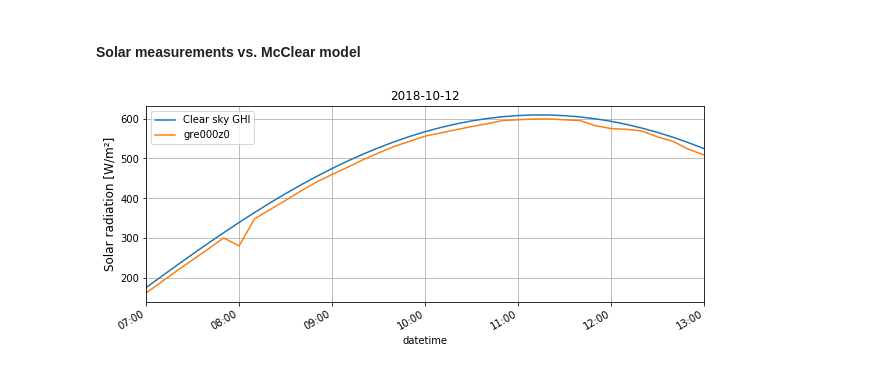
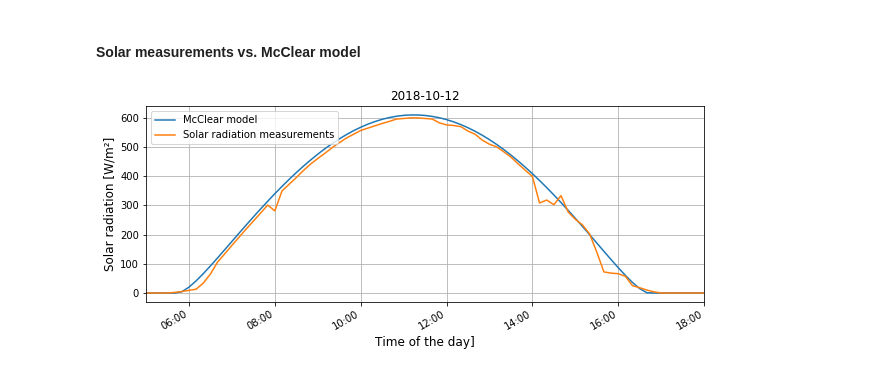
Before and after one commit to ahorv/python_scripts, a Jupyter notebook: irradiance/clear_sky.ipynb, the cells around one changed output. Saved outputs shown, nothing was run; the diff lists cells and outputs as text; code cells hidden in the pictures.

```diff
--- a/irradiance/clear_sky.ipynb
+++ b/irradiance/clear_sky.ipynb
@@ -16,9 +16,9 @@ from load_data_from_csv import *
 # %% [markdown]
 #### Import  Data
 # %%
-day = '2018-10-12'   # select day of observation (camera 2, sw-vers. 3)
-s_time = ' 09:00:00' # beginning of observation
-e_time = ' 15:00:00' # end of observation
+day = '2018-10-12'   # select day of observation ('2018-10-12' : camera 2, sw-vers. 3)
+s_time = ' 07:00:00' # beginning of observation
+e_time = ' 20:00:00' # end of observation
 start = day + s_time
 end   = day + e_time
 # %% [markdown]
@@ -58,16 +62,20 @@ Name: Clear sky GHI, dtype: float64
 #### Solar measurements vs. McClear model
 # %%
 fig = plt.figure(1, figsize=(10,4))
-mc_rad.plot()
-lu_rad.plot()
+mc_rad.plot(label='McClear model')
+lu_rad.plot(label='Solar radiation measurements')
+
 #mc_rad.plot(dateaxis, mc_rad, 'm', label='McClear model')
 #lu_rad.plot(dateaxis, lu_rad, 'r', label='Solar radiation measurements')
+plt.xlabel('Time of the day]', fontsize=12)
 plt.ylabel('Solar radiation [W/m²]', fontsize=12)
 plt.legend(loc='upper left')
 plt.grid(b=None, which='major', axis='both')
 plt.title(day)
 fig.autofmt_xdate()
 formatter = DateFormatter('%H:%M')
 plt.gcf().axes[0].xaxis.set_major_formatter(formatter)
+
+# localized datetime not shown !
 # %% [output]
-[figure, old version]
+[figure, new version]
```
Also changed, not shown: parts of 2 cells of this notebook.
